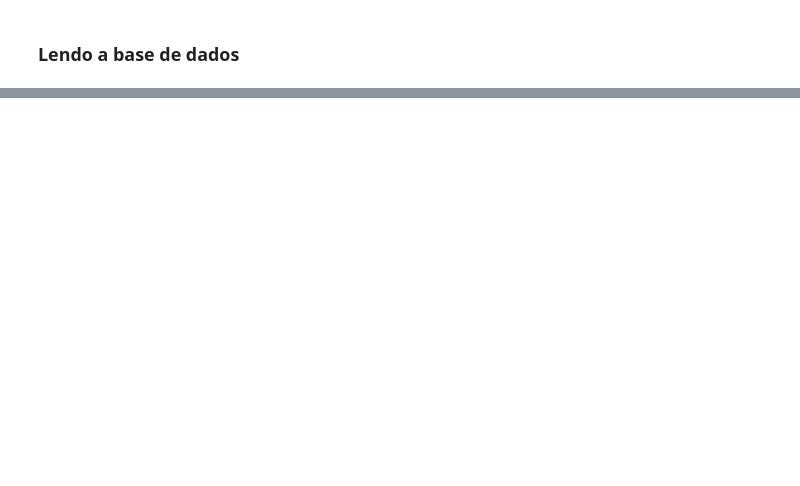
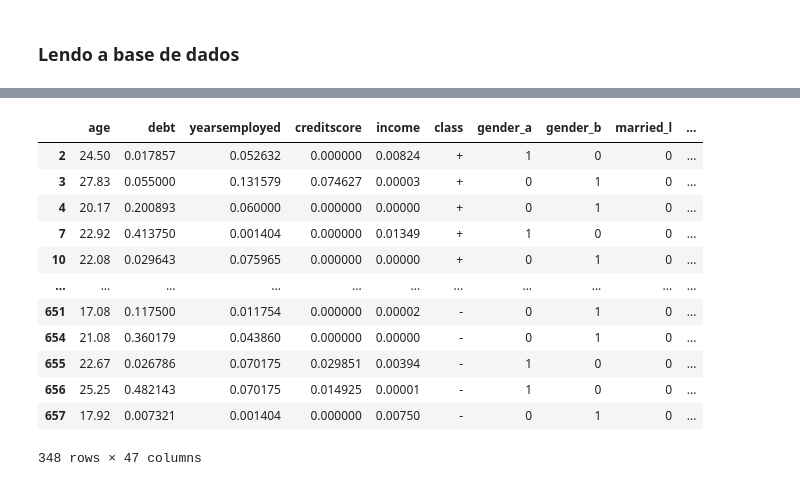
Before and after one commit to pierrepita/handson-ml, a Jupyter notebook: credit_approval_datascience_digitalbusiness_clash_of_methods.ipynb, the cells around one changed output, grey strips where cells are left out. Saved outputs shown, nothing was run; the diff lists cells and outputs as text; code cells hidden in the pictures; blank space fills up the shorter version.

```diff
--- a/credit_approval_datascience_digitalbusiness_clash_of_methods.ipynb
+++ b/credit_approval_datascience_digitalbusiness_clash_of_methods.ipynb
@@ -81,0 +264,16 @@ accuracy_score(y_true, y_predicted)
+# %%
+df[df['group']==1]
+# %% [output]
+|  | age | debt | yearsemployed | creditscore | income | class | gender_a | gender_b | married_l | ... |
+| 2 | 24.50 | 0.017857 | 0.052632 | 0.000000 | 0.00824 | + | 1 | 0 | 0 | ... |
+| 3 | 27.83 | 0.055000 | 0.131579 | 0.074627 | 0.00003 | + | 0 | 1 | 0 | ... |
+| 4 | 20.17 | 0.200893 | 0.060000 | 0.000000 | 0.00000 | + | 0 | 1 | 0 | ... |
+| 7 | 22.92 | 0.413750 | 0.001404 | 0.000000 | 0.01349 | + | 1 | 0 | 0 | ... |
+| 10 | 22.08 | 0.029643 | 0.075965 | 0.000000 | 0.00000 | + | 0 | 1 | 0 | ... |
+| ... | ... | ... | ... | ... | ... | ... | ... | ... | ... | ... |
+| 651 | 17.08 | 0.117500 | 0.011754 | 0.000000 | 0.00002 | - | 0 | 1 | 0 | ... |
+| 654 | 21.08 | 0.360179 | 0.043860 | 0.000000 | 0.00000 | - | 0 | 1 | 0 | ... |
+| 655 | 22.67 | 0.026786 | 0.070175 | 0.029851 | 0.00394 | - | 1 | 0 | 0 | ... |
+| 656 | 25.25 | 0.482143 | 0.070175 | 0.014925 | 0.00001 | - | 1 | 0 | 0 | ... |
+| 657 | 17.92 | 0.007321 | 0.001404 | 0.000000 | 0.00750 | - | 0 | 1 | 0 | ... |
+348 rows × 47 columns
```
Also changed, not shown: parts of 45 cells of this notebook.
